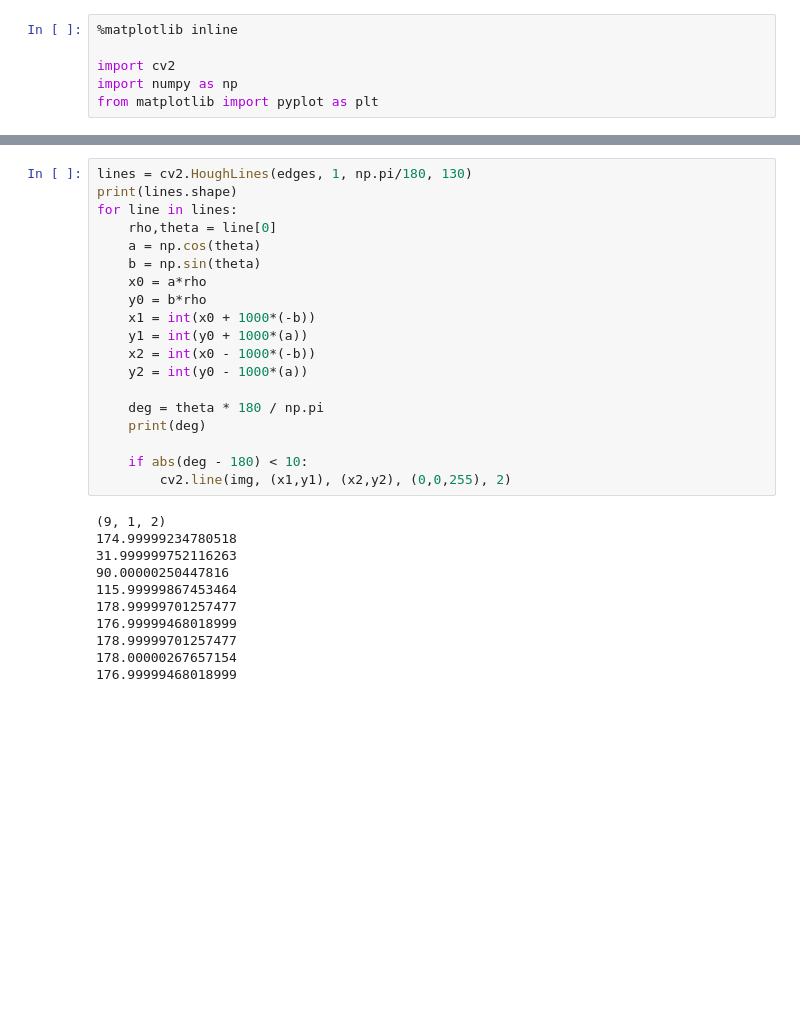
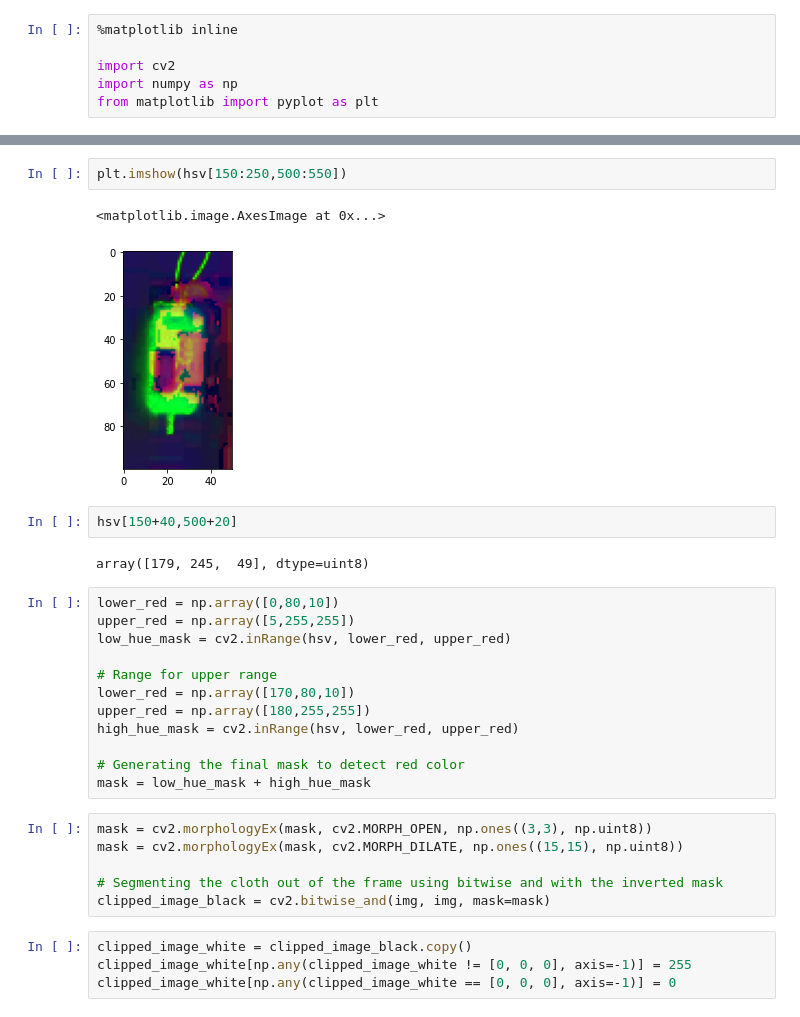
Before and after one commit to fuegoio/vision-tello, a Jupyter notebook: Lab #1.ipynb, the cells around one changed output, grey strips where cells are left out. Saved outputs shown, nothing was run; the diff lists cells and outputs as text; blank space fills up the shorter version.

```diff
--- a/Lab #1.ipynb
+++ b/Lab #1.ipynb
@@ -20,30 +14,31 @@ plt.show()
-# %%
-lines = cv2.HoughLines(edges, 1, np.pi/180, 130)
-print(lines.shape)
-for line in lines:
-    rho,theta = line[0]
-    a = np.cos(theta)
-    b = np.sin(theta)
-    x0 = a*rho
-    y0 = b*rho
-    x1 = int(x0 + 1000*(-b))
-    y1 = int(y0 + 1000*(a))
-    x2 = int(x0 - 1000*(-b))
-    y2 = int(y0 - 1000*(a))
-
-    deg = theta * 180 / np.pi
-    print(deg)
-
-    if abs(deg - 180) < 10:
-        cv2.line(img, (x1,y1), (x2,y2), (0,0,255), 2)
-# %% [output]
-(9, 1, 2)
-174.99999234780518
-31.999999752116263
-90.00000250447816
-115.99999867453464
-178.99999701257477
-176.99999468018999
-178.99999701257477
-178.00000267657154
-176.99999468018999
+# %%
+plt.imshow(hsv[150:250,500:550])
+# %% [output]
+<matplotlib.image.AxesImage at 0x...>
+[figure, added]
+# %%
+hsv[150+40,500+20]
+# %% [output]
+array([179, 245,  49], dtype=uint8)
+# %%
+lower_red = np.array([0,80,10])
+upper_red = np.array([5,255,255])
+low_hue_mask = cv2.inRange(hsv, lower_red, upper_red)
+
+# Range for upper range
+lower_red = np.array([170,80,10])
+upper_red = np.array([180,255,255])
+high_hue_mask = cv2.inRange(hsv, lower_red, upper_red)
+
+# Generating the final mask to detect red color
+mask = low_hue_mask + high_hue_mask
+# %%
+mask = cv2.morphologyEx(mask, cv2.MORPH_OPEN, np.ones((3,3), np.uint8))
+mask = cv2.morphologyEx(mask, cv2.MORPH_DILATE, np.ones((15,15), np.uint8))
+
+# Segmenting the cloth out of the frame using bitwise and with the inverted mask
+clipped_image_black = cv2.bitwise_and(img, img, mask=mask)
+# %%
+clipped_image_white = clipped_image_black.copy()
+clipped_image_white[np.any(clipped_image_white != [0, 0, 0], axis=-1)] = 255
+clipped_image_white[np.any(clipped_image_white == [0, 0, 0], axis=-1)] = 0
```
Also changed, not shown: parts of 8 cells of this notebook, 1 other file.
